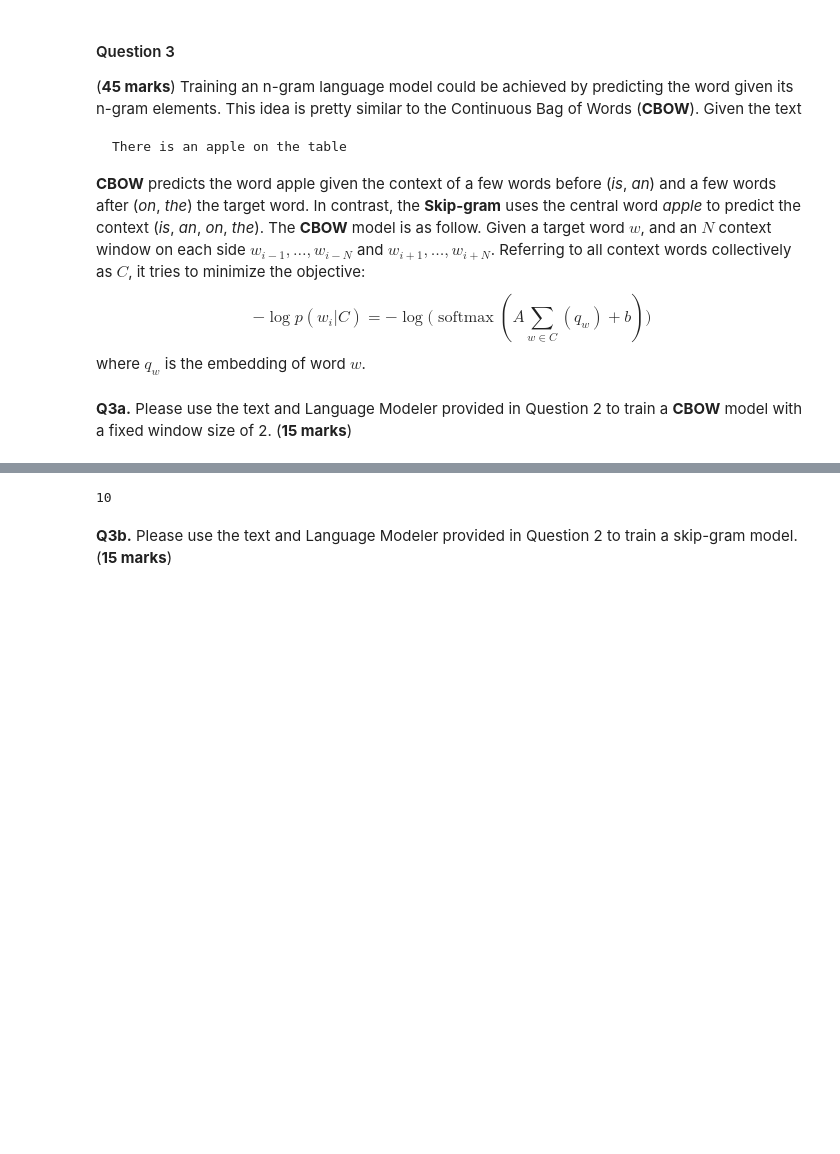
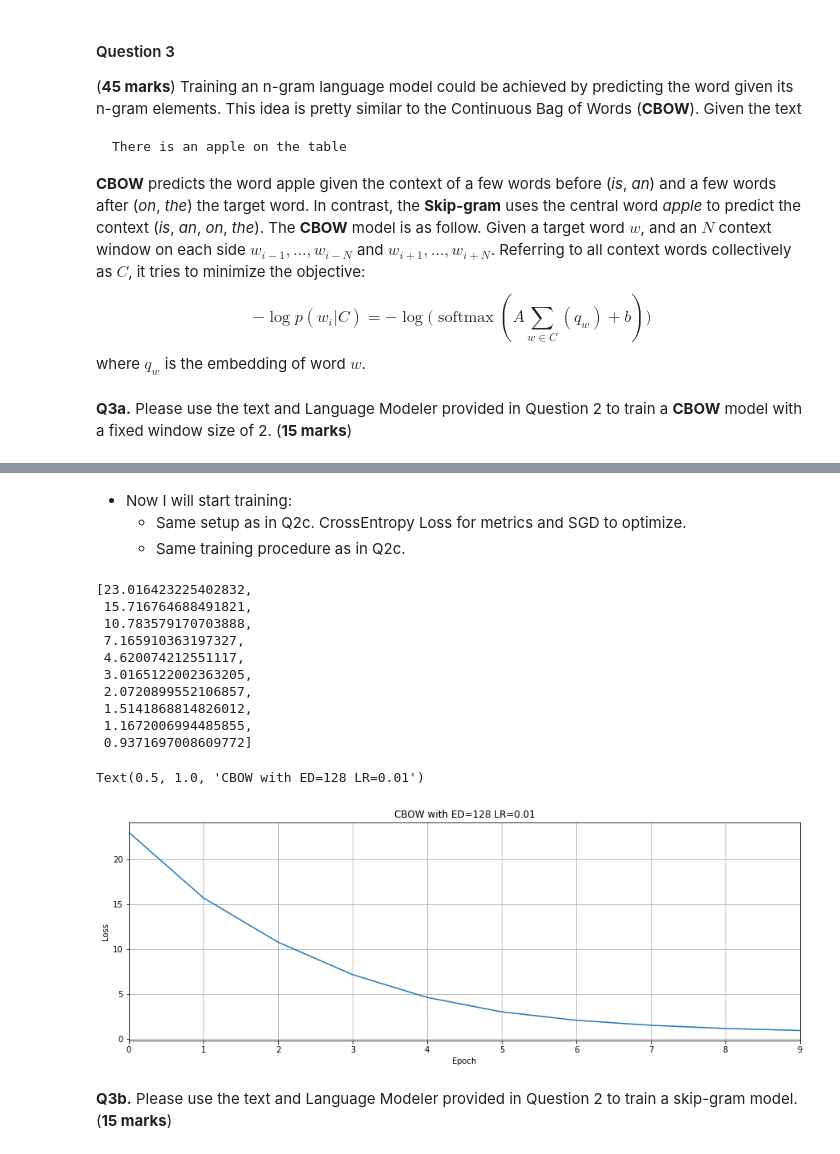
Before and after one commit to swcleon/CS6493, a Jupyter notebook: A1/Submission.ipynb, the cells around one changed output, grey strips where cells are left out. Drawn from its saved outputs; the diff is of its cells as text; code cells hidden in the pictures; blank space fills up the shorter version.

```diff
--- a/A1/Submission.ipynb
+++ b/A1/Submission.ipynb
@@ -295,7 +307,71 @@ print(data)
-# %%
-index['meanings']
-# %% [output]
-10
+# %% [markdown]
+- Now I will start training:
+    - Same setup as in Q2c. CrossEntropy Loss for metrics and SGD to optimize.
+    - Same training procedure as in Q2c.
+# %%
+losses = []
+loss_function = nn.CrossEntropyLoss()
+model = LanguageModeler(vocab_size=vocabulary_length,
+                        embedding_dim=EMBEDDING_DIMENSIONS[-1], # EMBEDDING_DIMENSIONS = [32, 64, 128] from Q2c
+                        context_size=CONTEXT_SIZE)
+optimizer = optim.SGD(model.parameters(), lr=1e-2)
+# %%
+# Copy from Q2c and modified.
+for epoch in range(EPOCH): # EPOCH = 10
+
+    total_loss = 0
+
+    for context, target in bag_of_words:
+
+        # Clear gradient accumulated
+        model.zero_grad()
+
+        # Forward pass
+        log_probs = model(
+            torch.tensor([index[w] for w in context], dtype=torch.long)
+            )
+
+        # Compute loss
+        loss = loss_function(
+            log_probs,
+            torch.tensor([index[target]])
+            )
+
+        # Backpropagate and update weights
+        loss.backward()
+        optimizer.step()
+
+        # Sums up loss for this epoch
+        total_loss += loss.item()
+
+    # Record total epoch loss
+    losses.append(total_loss)
+
+pprint(losses)
+
+plt.figure(figsize=(15, 5))
+plt.plot(losses)
+
+# Pyplot Settings
+plt.grid()
+plt.xticks(range(0, EPOCH))
+plt.xlim(0,9)
+plt.xlabel('Epoch')
+plt.ylabel('Loss')
+plt.title('CBOW with ED=128 LR=0.01')
+# %% [output]
+[23.016423225402832,
+ 15.716764688491821,
+ 10.783579170703888,
+ 7.165910363197327,
+ 4.620074212551117,
+ 3.0165122002363205,
+ 2.0720899552106857,
+ 1.5141868814826012,
+ 1.1672006994485855,
+ 0.9371697008609772]
+Text(0.5, 1.0, 'CBOW with ED=128 LR=0.01')
+[figure, added]
 # %% [markdown]
 **Q3b.** Please use the text and Language Modeler provided in Question 2 to train a skip-gram model. (**15 marks**)
 # %% [markdown]
```
Also changed, not shown: parts of 4 cells of this notebook.
